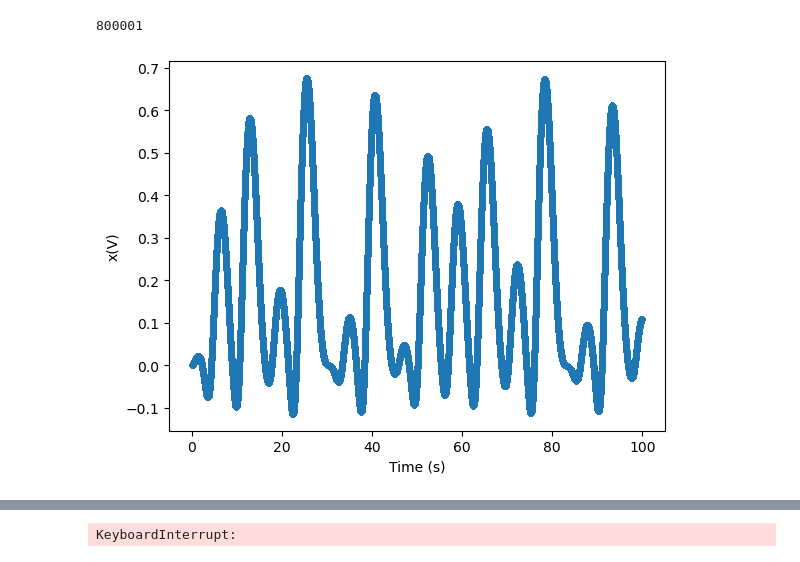
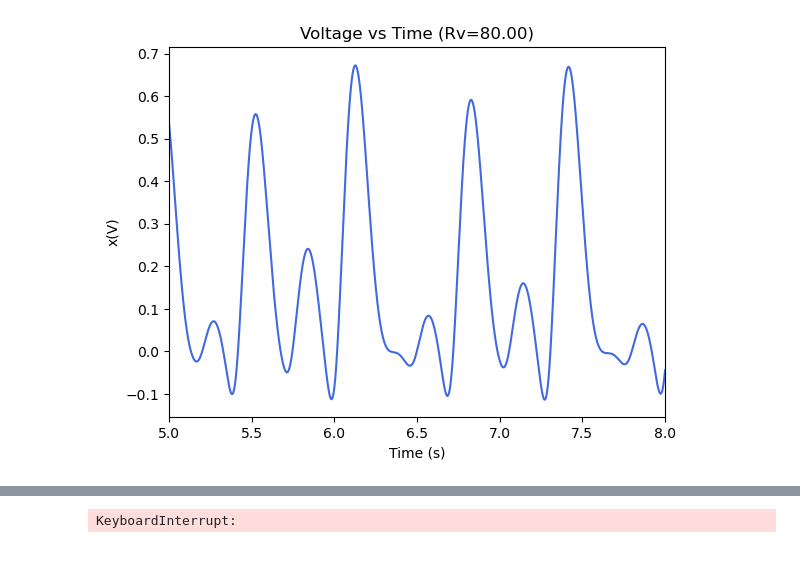
Before and after one commit to toby231/physics_reports, a Jupyter notebook: Chaotic Pendulum/Code/model.ipynb, the cells around one changed output, grey strips where cells are left out. Cells and saved outputs as stored; diff of their text form; code cells hidden in the pictures.

Commit message:
More graphs

```diff
--- a/Chaotic Pendulum/Code/model.ipynb
+++ b/Chaotic Pendulum/Code/model.ipynb
@@ -60,12 +65,13 @@ def rk4(f,Rv):
 # %%
-t,x = rk4(f,80)
+time,x, Rv = rk4(Rv=80)
 
-print(len(t))
+voltage = x[:,0]
 
-plt.scatter(t,x[:,0],marker='.')
+plt.plot(time,voltage,c='royalblue')
+plt.xlim(5,8)
 plt.xlabel('Time (s)')
 plt.ylabel("x(V)")
+plt.title(f"Voltage vs Time (Rv={Rv:.2f})")
 plt.show()
 # %% [output]
-800001
-[figure, old version]
+[figure, new version]
```
Also changed, not shown: parts of 13 cells of this notebook, 21 other files.
